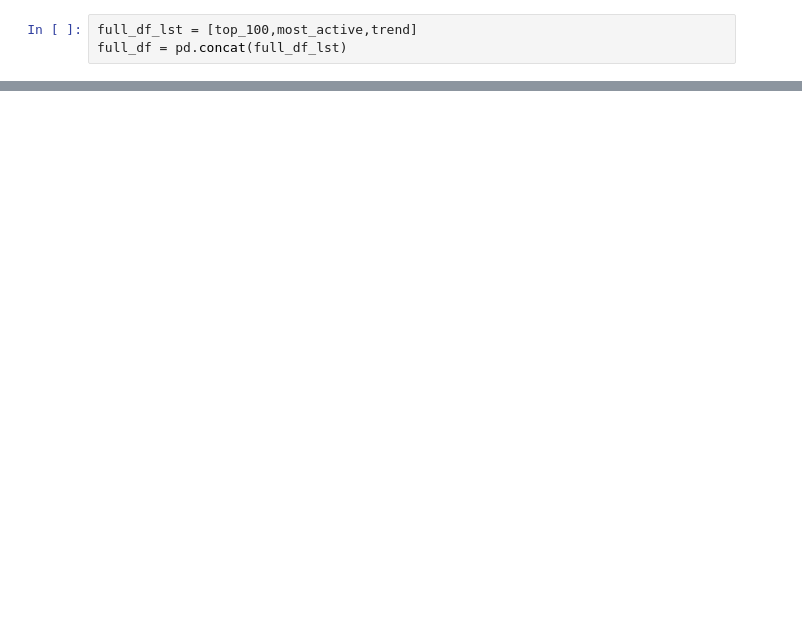
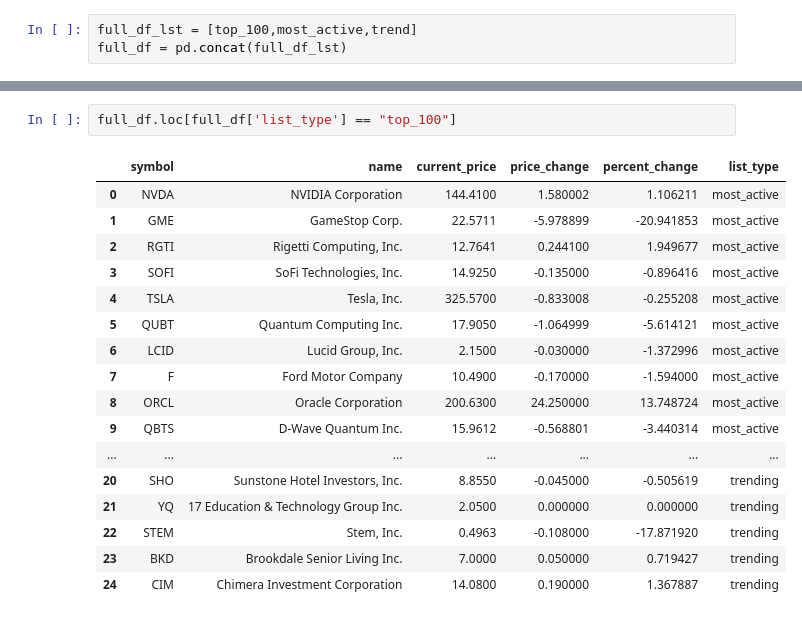
Before and after one commit to rishit836/StratSim, a Jupyter notebook: test.ipynb, the cells around one changed output, grey strips where cells are left out. Drawn from its saved outputs; the diff is of its cells as text; blank space fills up the shorter version.

Commit message:
changed styling of the table and made some minor changes in list filter category

```diff
--- a/test.ipynb
+++ b/test.ipynb
@@ -85 +85,21 @@ full_df
 75 rows × 6 columns
+# %%
+full_df.loc[full_df['list_type'] == "top_100"]
+# %% [output]
+|  | symbol | name | current_price | price_change | percent_change | list_type |
+| 0 | NVDA | NVIDIA Corporation | 144.4100 | 1.580002 | 1.106211 | most_active |
+| 1 | GME | GameStop Corp. | 22.5711 | -5.978899 | -20.941853 | most_active |
+| 2 | RGTI | Rigetti Computing, Inc. | 12.7641 | 0.244100 | 1.949677 | most_active |
+| 3 | SOFI | SoFi Technologies, Inc. | 14.9250 | -0.135000 | -0.896416 | most_active |
+| 4 | TSLA | Tesla, Inc. | 325.5700 | -0.833008 | -0.255208 | most_active |
+| 5 | QUBT | Quantum Computing Inc. | 17.9050 | -1.064999 | -5.614121 | most_active |
+| 6 | LCID | Lucid Group, Inc. | 2.1500 | -0.030000 | -1.372996 | most_active |
+| 7 | F | Ford Motor Company | 10.4900 | -0.170000 | -1.594000 | most_active |
+| 8 | ORCL | Oracle Corporation | 200.6300 | 24.250000 | 13.748724 | most_active |
+| 9 | QBTS | D-Wave Quantum Inc. | 15.9612 | -0.568801 | -3.440314 | most_active |
+| ... | ... | ... | ... | ... | ... | ... |
+| 20 | SHO | Sunstone Hotel Investors, Inc. | 8.8550 | -0.045000 | -0.505619 | trending |
+| 21 | YQ | 17 Education & Technology Group Inc. | 2.0500 | 0.000000 | 0.000000 | trending |
+| 22 | STEM | Stem, Inc. | 0.4963 | -0.108000 | -17.871920 | trending |
+| 23 | BKD | Brookdale Senior Living Inc. | 7.0000 | 0.050000 | 0.719427 | trending |
+| 24 | CIM | Chimera Investment Corporation | 14.0800 | 0.190000 | 1.367887 | trending |
```
Also changed, not shown: parts of 4 cells of this notebook, 6 other files.
